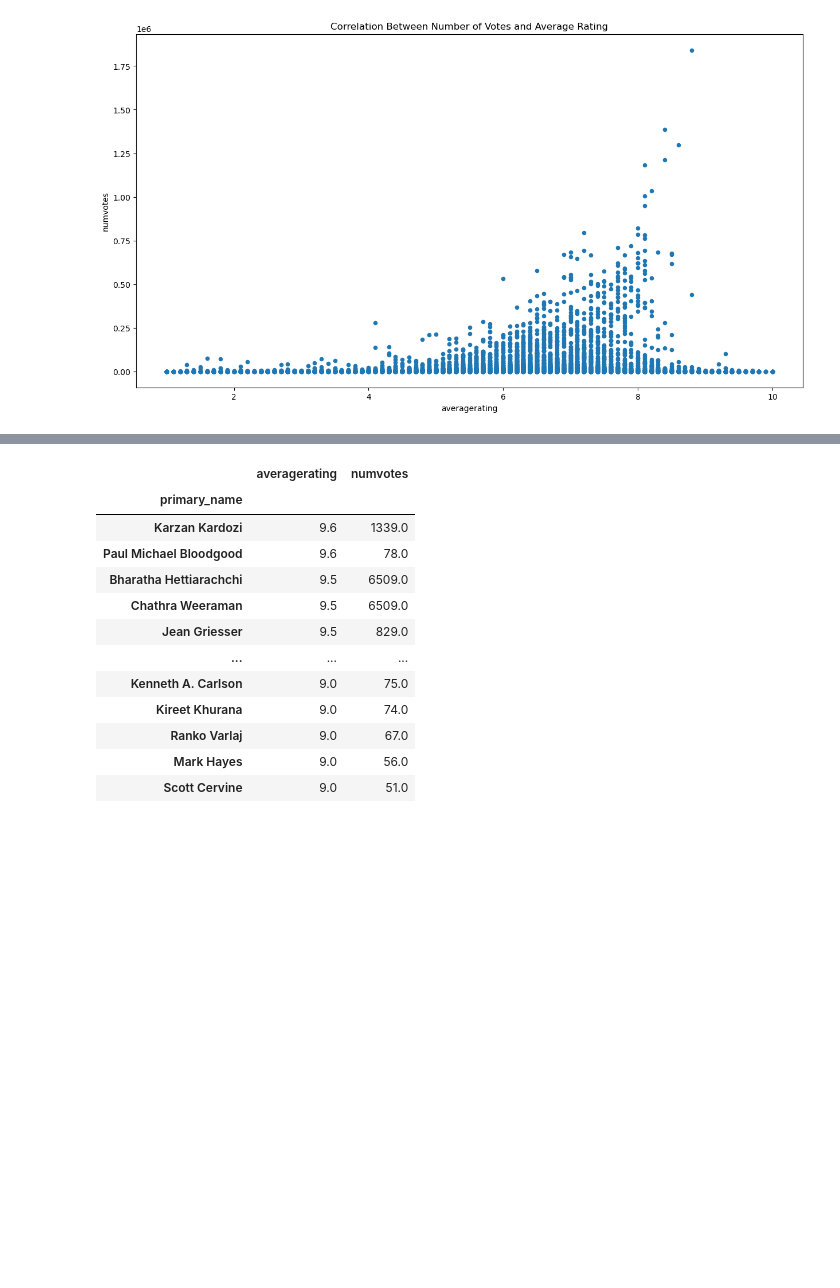
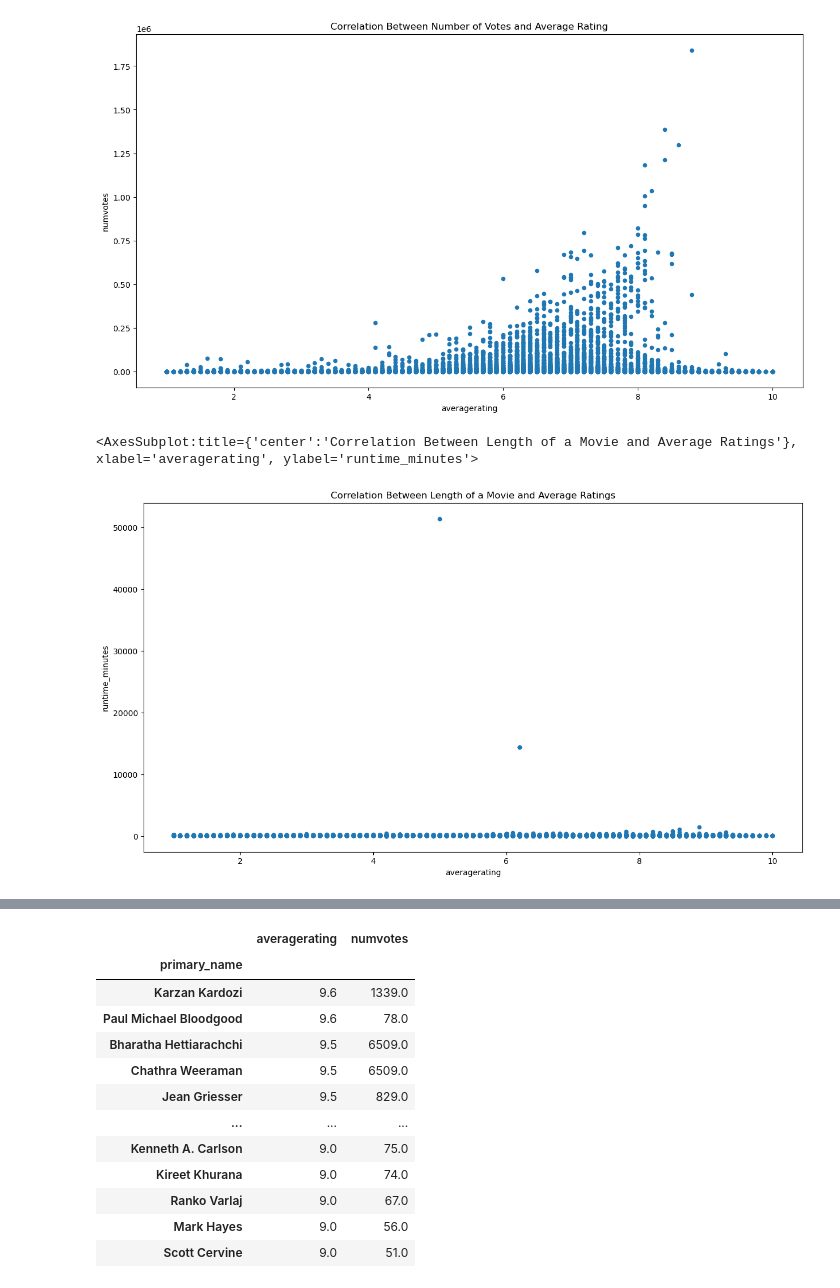
Before and after one commit to Kichimbi/phase_1_project, a Jupyter notebook: Microsoft-Movie-Project.ipynb, the cells around one changed output, grey strips where cells are left out. Cells and saved outputs as stored; diff of their text form; code cells hidden in the pictures; blank space fills up the shorter version.

```diff
--- a/Microsoft-Movie-Project.ipynb
+++ b/Microsoft-Movie-Project.ipynb
@@ -609,7 +588,10 @@ rating_votes.plot.scatter(x='averagerating', y='numvotes', figsize=(15,8), title
 <AxesSubplot:title={'center':'Correlation Between Number of Votes and Average Rating'}, xlabel='averagerating', ylabel='numvotes'>
 [figure]
 # %%
-movie_len_rating.plot.scatter(x='runtime_minutes', y='averageratings', figsize=(15,8), title = 'Correlation Between Length of a Movie and Average Ratings')
+movie_len_rating.plot.scatter(x='averagerating', y='runtime_minutes', figsize=(15,8), title = 'Correlation Between Length of a Movie in Minutes and Average Ratings')
+# %% [output]
+<AxesSubplot:title={'center':'Correlation Between Length of a Movie and Average Ratings'}, xlabel='averagerating', ylabel='runtime_minutes'>
+[figure, added]
 # %%
 # Combining datasets to identify the category of people involved in various movies
 
```
Also changed, not shown: parts of 24 cells of this notebook, 2 other files.
